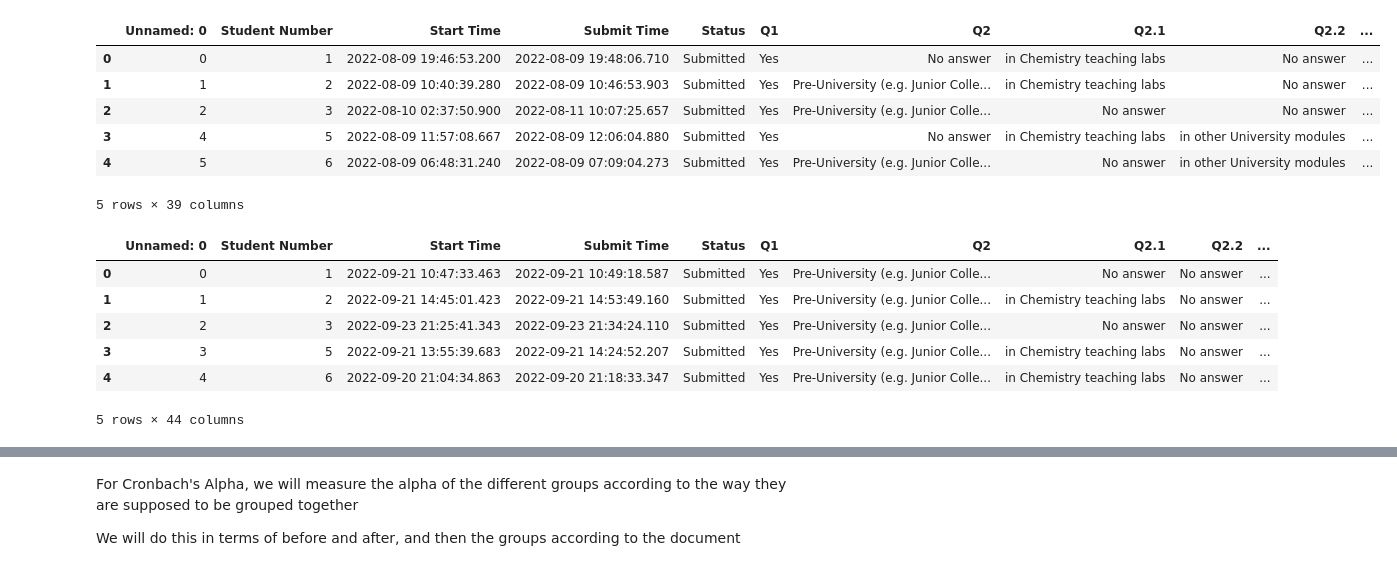
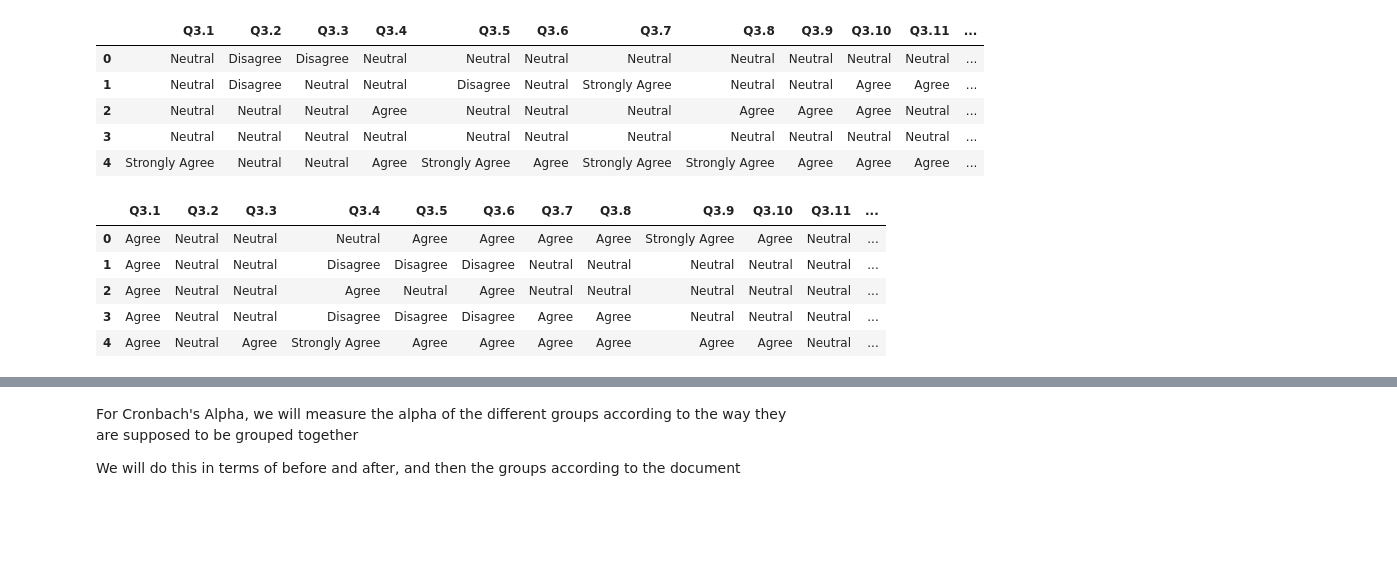
Before and after one commit to kwangyy/electro-analysis, a Jupyter notebook: part_1_analysis.ipynb, the cells around one changed output, grey strips where cells are left out. Cells and saved outputs as stored; diff of their text form; code cells hidden in the pictures; blank space fills up the shorter version.

```diff
--- a/part_1_analysis.ipynb
+++ b/part_1_analysis.ipynb
@@ -5,24 +5,22 @@ pre_course = pd.read_csv("pre_course.csv")
 post_course = pd.read_csv("post_course.csv")
 # %%
 pre_course_q3 = pre_course.filter(regex = "Q3")
-pre_course.head()
+pre_course_q3.head()
 # %% [output]
-|  | Unnamed: 0 | Student Number | Start Time | Submit Time | Status | Q1 | Q2 | Q2.1 | Q2.2 | ... |
-| 0 | 0 | 1 | 2022-08-09 19:46:53.200 | 2022-08-09 19:48:06.710 | Submitted | Yes | No answer | in Chemistry teaching labs | No answer | ... |
-| 1 | 1 | 2 | 2022-08-09 10:40:39.280 | 2022-08-09 10:46:53.903 | Submitted | Yes | Pre-University (e.g. Junior Colle... | in Chemistry teaching labs | No answer | ... |
-| 2 | 2 | 3 | 2022-08-10 02:37:50.900 | 2022-08-11 10:07:25.657 | Submitted | Yes | Pre-University (e.g. Junior Colle... | No answer | No answer | ... |
-| 3 | 4 | 5 | 2022-08-09 11:57:08.667 | 2022-08-09 12:06:04.880 | Submitted | Yes | No answer | in Chemistry teaching labs | in other University modules | ... |
-| 4 | 5 | 6 | 2022-08-09 06:48:31.240 | 2022-08-09 07:09:04.273 | Submitted | Yes | Pre-University (e.g. Junior Colle... | No answer | in other University modules | ... |
+|  | Q3.1 | Q3.2 | Q3.3 | Q3.4 | Q3.5 | Q3.6 | Q3.7 | Q3.8 | Q3.9 | Q3.10 | Q3.11 | ... |
+| 0 | Neutral | Disagree | Disagree | Neutral | Neutral | Neutral | Neutral | Neutral | Neutral | Neutral | Neutral | ... |
+| 1 | Neutral | Disagree | Neutral | Neutral | Disagree | Neutral | Strongly Agree | Neutral | Neutral | Agree | Agree | ... |
+| 2 | Neutral | Neutral | Neutral | Agree | Neutral | Neutral | Neutral | Agree | Agree | Agree | Neutral | ... |
+| 3 | Neutral | Neutral | Neutral | Neutral | Neutral | Neutral | Neutral | Neutral | Neutral | Neutral | Neutral | ... |
+| 4 | Strongly Agree | Neutral | Neutral | Agree | Strongly Agree | Agree | Strongly Agree | Strongly Agree | Agree | Agree | Agree | ... |
-5 rows × 39 columns
 # %%
 post_course_q3 = post_course.filter(regex = "Q3")
-post_course.head()
+post_course_q3.head()
 # %% [output]
-|  | Unnamed: 0 | Student Number | Start Time | Submit Time | Status | Q1 | Q2 | Q2.1 | Q2.2 | ... |
-| 0 | 0 | 1 | 2022-09-21 10:47:33.463 | 2022-09-21 10:49:18.587 | Submitted | Yes | Pre-University (e.g. Junior Colle... | No answer | No answer | ... |
-| 1 | 1 | 2 | 2022-09-21 14:45:01.423 | 2022-09-21 14:53:49.160 | Submitted | Yes | Pre-University (e.g. Junior Colle... | in Chemistry teaching labs | No answer | ... |
-| 2 | 2 | 3 | 2022-09-23 21:25:41.343 | 2022-09-23 21:34:24.110 | Submitted | Yes | Pre-University (e.g. Junior Colle... | No answer | No answer | ... |
-| 3 | 3 | 5 | 2022-09-21 13:55:39.683 | 2022-09-21 14:24:52.207 | Submitted | Yes | Pre-University (e.g. Junior Colle... | in Chemistry teaching labs | No answer | ... |
-| 4 | 4 | 6 | 2022-09-20 21:04:34.863 | 2022-09-20 21:18:33.347 | Submitted | Yes | Pre-University (e.g. Junior Colle... | in Chemistry teaching labs | No answer | ... |
+|  | Q3.1 | Q3.2 | Q3.3 | Q3.4 | Q3.5 | Q3.6 | Q3.7 | Q3.8 | Q3.9 | Q3.10 | Q3.11 | ... |
+| 0 | Agree | Neutral | Neutral | Neutral | Agree | Agree | Agree | Agree | Strongly Agree | Agree | Neutral | ... |
+| 1 | Agree | Neutral | Neutral | Disagree | Disagree | Disagree | Neutral | Neutral | Neutral | Neutral | Neutral | ... |
+| 2 | Agree | Neutral | Neutral | Agree | Neutral | Agree | Neutral | Neutral | Neutral | Neutral | Neutral | ... |
+| 3 | Agree | Neutral | Neutral | Disagree | Disagree | Disagree | Agree | Agree | Neutral | Neutral | Neutral | ... |
+| 4 | Agree | Neutral | Agree | Strongly Agree | Agree | Agree | Agree | Agree | Agree | Agree | Neutral | ... |
-5 rows × 44 columns
 # %%
```
Also changed, not shown: parts of 7 cells of this notebook, 7 other files.
